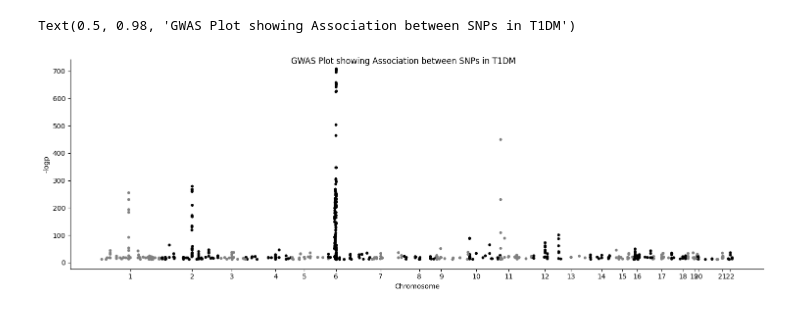
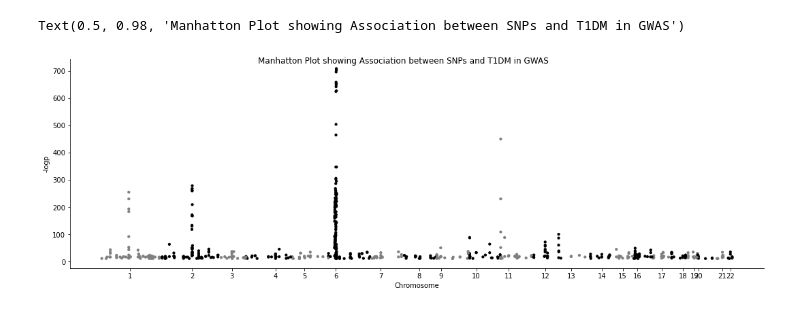
Before and after one commit to imcalledlewis/QMUL-Bioinformatics-DDG, a Jupyter notebook: data/Man_plot.ipynb, the cells around one changed output. Drawn from its saved outputs; the diff is of its cells as text; code cells hidden in the pictures.

Commit message:
Update Manhattan plot

```diff
--- a/data/Man_plot.ipynb
+++ b/data/Man_plot.ipynb
@@ -2,7 +2,7 @@
 import pandas as pd
 import numpy as np
 
-df = pd.read_csv('T1D_GWAS_add.tsv', sep='\t')
+df = pd.read_csv('.\TSVs\T1D_GWAS_add.tsv', sep='\t')
 # %%
 import seaborn as sns
 %matplotlib inline
@@ -10,33 +10,33 @@ import seaborn as sns
 my_data = df.sample(642)
 
 g=sns.relplot(
     data = my_data, # for whole genome this number will be 10000, or however many you want to see
     x= 'cumulative_pos',
     y= '-logp',
     aspect = 3, # size of graph
     hue = 'CHR_ID', # for whole genome this is the chromosome
     palette= ['grey','black'] * 11, #random colour scheme, can be changed to any colour(s)
     linewidth=0,
     size=4,
     legend=None
 )
 
 # Editing x-axis and making it neater
 g.ax.set_xlabel('Chromosome') # x-axis label
 
 # Setting where the labels in the x-axis should be
 g.ax.set_xticks(df.groupby('CHR_ID')['cumulative_pos'].median())
 
 g.ax.set_xticklabels(df['CHR_ID'].unique())
 
 
 # Add title to graph
-g.fig.suptitle('GWAS Plot showing Association between SNPs in T1DM')
+g.fig.suptitle('Manhatton Plot showing Association between SNPs and T1DM in GWAS')
 
 # Create annotations for each SNP point
 #annotations = my_data[my_data['-logp'] > 20].apply(lambda p : g.ax.annotate(p['SNPS'], (p['cumulative_pos'], p['-logp'])), axis=1).to_list()
 
 #adjust_text(annotations, arrowprops = {'arrowstyle': '->', 'color':'blue'})
 # %% [output]
-Text(0.5, 0.98, 'GWAS Plot showing Association between SNPs in T1DM')
+Text(0.5, 0.98, 'Manhatton Plot showing Association between SNPs and T1DM in GWAS')
-[figure, old version]
+[figure, new version]
```
